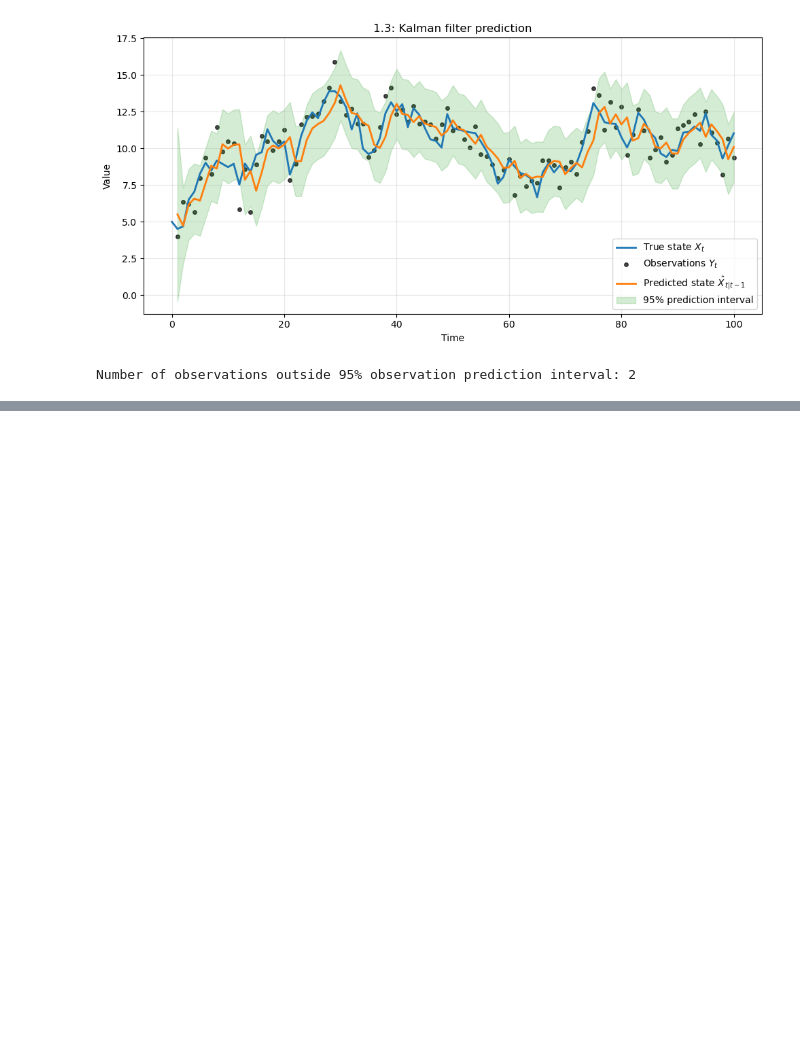
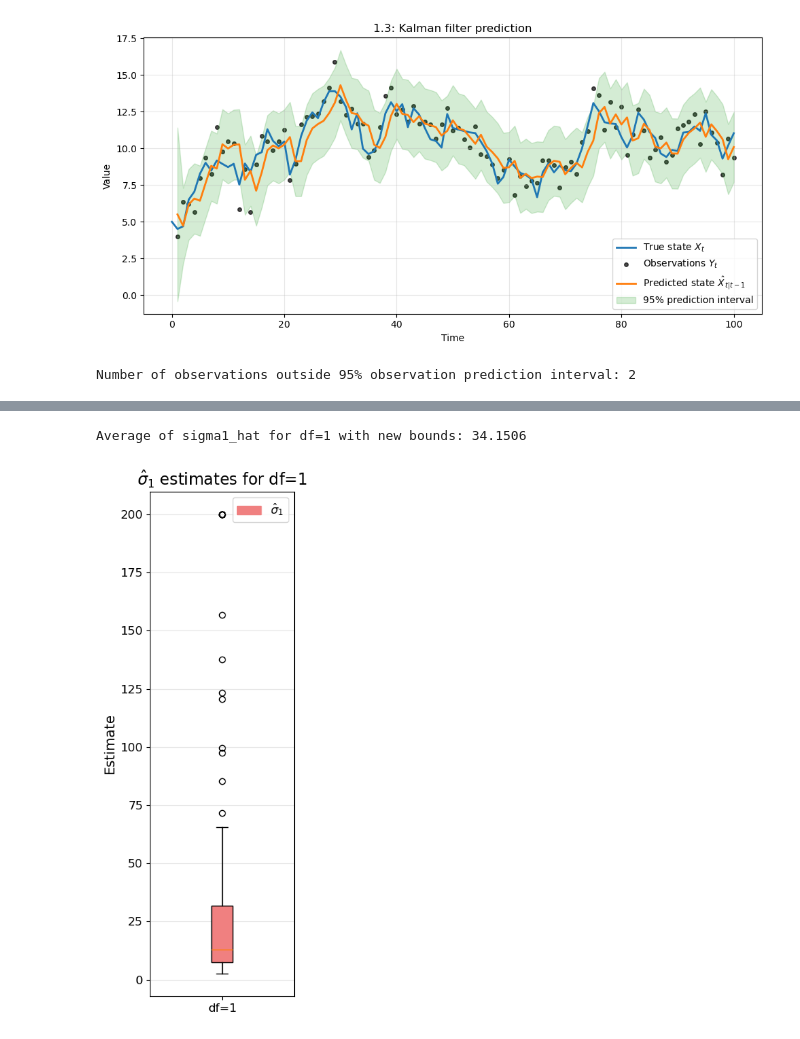
Before and after one commit to pablobaurier/TimesSeries_assignement4, a Jupyter notebook: Assignment4.ipynb, the cells around one changed output, grey strips where cells are left out. Cells and saved outputs as stored; diff of their text form; code cells hidden in the pictures; blank space fills up the shorter version.

```diff
--- a/Assignment4.ipynb
+++ b/Assignment4.ipynb
@@ -353,0 +375,52 @@ out.to_csv("part1_estimation_summary.csv", index=False)
+# %%
+# ----------------------------
+# 1.6 Re-estimation for df=1 with new bounds
+# ----------------------------
+def estimate_params_new_bounds(y, start=(0.5, 0.5, 1.0), R=1.0, x0=5.0, P0=10.0):
+    bounds = [(-5, 5), (-5, 5), (1e-6, 200)]  # New bounds for sigma1
+    res = minimize(
+        neg_loglik,
+        x0=np.array(start, dtype=float),
+        args=(y, R, x0, P0),
+        method="L-BFGS-B",
+        bounds=bounds,
+    )
+    return res
+
+def monte_carlo_t_new_bounds(n_rep=100, n=100, a=1.0, b=0.9, sigma1=1.0, sigma2=1.0, x0=5.0, df=5, seed=1234):
+    rng = np.random.default_rng(seed)
+    est = []
+    for r in range(n_rep):
+        x_sim, y_sim = simulate_state_space(
+            n=n, a=a, b=b, sigma1=sigma1, sigma2=sigma2, x0=x0,
+            seed=int(rng.integers(1e9)), student_df=df
+        )
+        # Use the new estimation function
+        res = estimate_params_new_bounds(y_sim, start=(0.8, 0.5, 1.0), R=sigma2**2, x0=x0, P0=10.0)
+        est.append([res.x[0], res.x[1], res.x[2], res.fun, res.success])
+    return pd.DataFrame(est, columns=["a_hat", "b_hat", "sigma1_hat", "nll", "success"])
+
+# Rerun for df=1
+t_case_df1_new_bounds = monte_carlo_t_new_bounds(df=1, seed=13)
+
+# Calculate and print the average of sigma1_hat
+avg_sigma1_hat = t_case_df1_new_bounds["sigma1_hat"].mean()
+print(f"Average of sigma1_hat for df=1 with new bounds: {avg_sigma1_hat:.4f}")
+
+# Create the boxplot
+fig, ax = plt.subplots(figsize=(3, 8))
+bplot = ax.boxplot(t_case_df1_new_bounds["sigma1_hat"], showfliers=True, patch_artist=True)
+bplot['boxes'][0].set_facecolor('lightcoral')
+
+ax.set_xticklabels(["df=1"], fontsize=12)
+ax.set_ylabel("Estimate", fontsize=14)
+ax.set_title("$\\hat{\\sigma}_1$ estimates for df=1", fontsize=16)
+legend_handles = [mpatches.Patch(color='lightcoral', label='$\\hat{\\sigma}_1$')]
+ax.legend(handles=legend_handles, loc='upper right', fontsize=12)
+ax.tick_params(axis='y', labelsize=12)
+ax.grid(True, axis="y", alpha=0.3)
+plt.tight_layout()
+plt.show()
+# %% [output]
+Average of sigma1_hat for df=1 with new bounds: 34.1506
+[figure, added]
```
Also changed, not shown: parts of 6 cells of this notebook, 5 other files.
